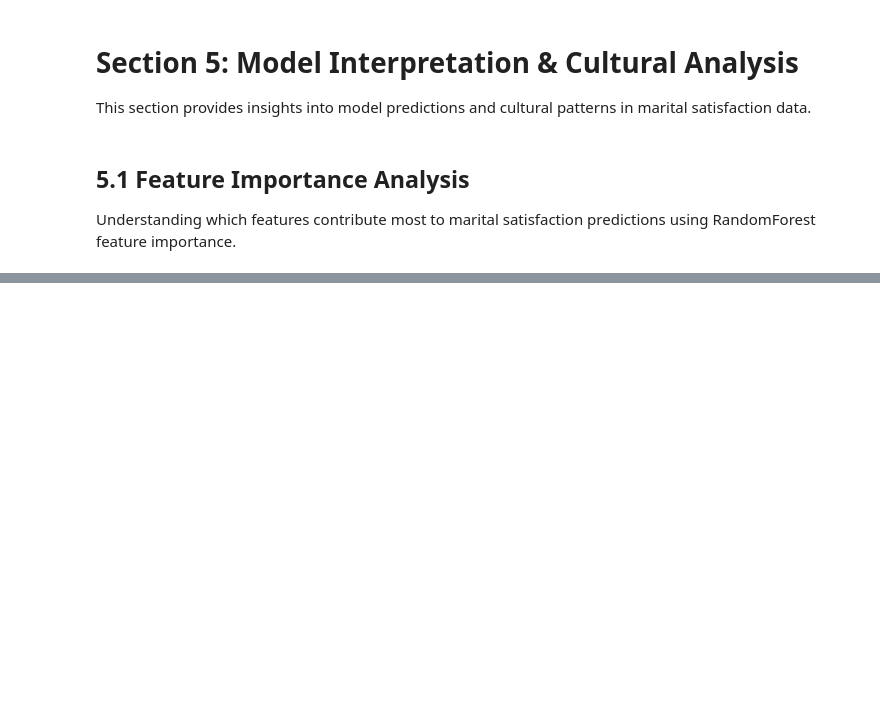
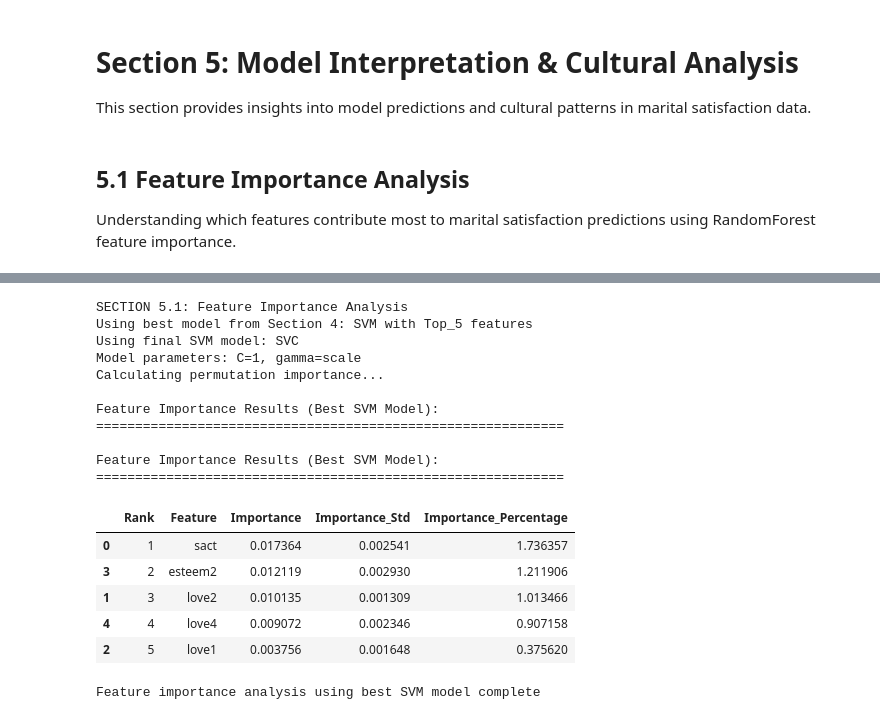
Before and after one commit to kz0814/CDS6314-Marital-Satisfaction-Mining, a Jupyter notebook: project.ipynb, the cells around one changed output, grey strips where cells are left out. Drawn from its saved outputs; the diff is of its cells as text; code cells hidden in the pictures; blank space fills up the shorter version.

```diff
--- a/project.ipynb
+++ b/project.ipynb
@@ -1674 +1768,77 @@ display(importance_df.round(6))
+# %%
+# Feature Importance Analysis using Best Model (SVM)
+from sklearn.inspection import permutation_importance
+
+print("SECTION 5.1: Feature Importance Analysis")
+print("Using best model from Section 4: SVM with Top_5 features")
+
+# Use the exact same configuration as the best model from Section 4
+X_features = df_engineered[feature_sets['Top_5']]
+y_target = df_engineered['target_2class']
+
+# Use the same train/test split as Section 4
+X_train, X_test, y_train, y_test = train_test_split(
+    X_features, y_target, test_size=TEST_SIZE, random_state=RANDOM_STATE, stratify=y_target
+)
+
+# Use the final_model (SVM) that was trained in Section 4.5
+# This is the best performing model with optimal hyperparameters
+print(f"Using final SVM model: {type(final_model).__name__}")
+print(f"Model parameters: C={final_model.C}, gamma={final_model.gamma}")
+
+# Calculate permutation importance (works with any model)
+print("Calculating permutation importance...")
+perm_importance = permutation_importance(final_model, X_test, y_test,
+                                       n_repeats=10, random_state=RANDOM_STATE,
+                                       scoring='accuracy')
+
+# Extract feature importances
+importance_data = []
+for i, feature in enumerate(X_features.columns):
+    importance_data.append({
+        'Feature': feature,
+        'Importance': perm_importance.importances_mean[i],
+        'Importance_Std': perm_importance.importances_std[i],
+        'Importance_Percentage': perm_importance.importances_mean[i] * 100
+    })
+
+# Create and display importance table
+importance_df = pd.DataFrame(importance_data).sort_values('Importance', ascending=False)
+importance_df['Rank'] = range(1, len(importance_df) + 1)
+importance_df = importance_df[['Rank', 'Feature', 'Importance', 'Importance_Std', 'Importance_Percentage']]
+
+print(f"\nFeature Importance Results (Best SVM Model):")
+print("=" * 60)
+display(importance_df.round(6))
+
+# Additional: Compare with coefficient-based importance for SVM
+if hasattr(final_model, 'coef_'):
+    print(f"\nSVM Coefficient Analysis:")
+    print("-" * 40)
+    coef_importance = abs(final_model.coef_[0])
+    coef_normalized = coef_importance / coef_importance.sum()
+
+    for i, feature in enumerate(X_features.columns):
+        print(f"{feature}: {coef_normalized[i]:.4f} (coef: {final_model.coef_[0][i]:+.4f})")
+
+print("\nFeature importance analysis using best SVM model complete")
+# %% [output]
+SECTION 5.1: Feature Importance Analysis
+Using best model from Section 4: SVM with Top_5 features
+Using final SVM model: SVC
+Model parameters: C=1, gamma=scale
+Calculating permutation importance...
+
+Feature Importance Results (Best SVM Model):
+============================================================
+
+Feature Importance Results (Best SVM Model):
+============================================================
+|  | Rank | Feature | Importance | Importance_Std | Importance_Percentage |
+| 0 | 1 | sact | 0.017364 | 0.002541 | 1.736357 |
+| 3 | 2 | esteem2 | 0.012119 | 0.002930 | 1.211906 |
+| 1 | 3 | love2 | 0.010135 | 0.001309 | 1.013466 |
+| 4 | 4 | love4 | 0.009072 | 0.002346 | 0.907158 |
+| 2 | 5 | love1 | 0.003756 | 0.001648 | 0.375620 |
+Feature importance analysis using best SVM model complete
 # %%
```
Also changed, not shown: parts of 20 cells of this notebook.
